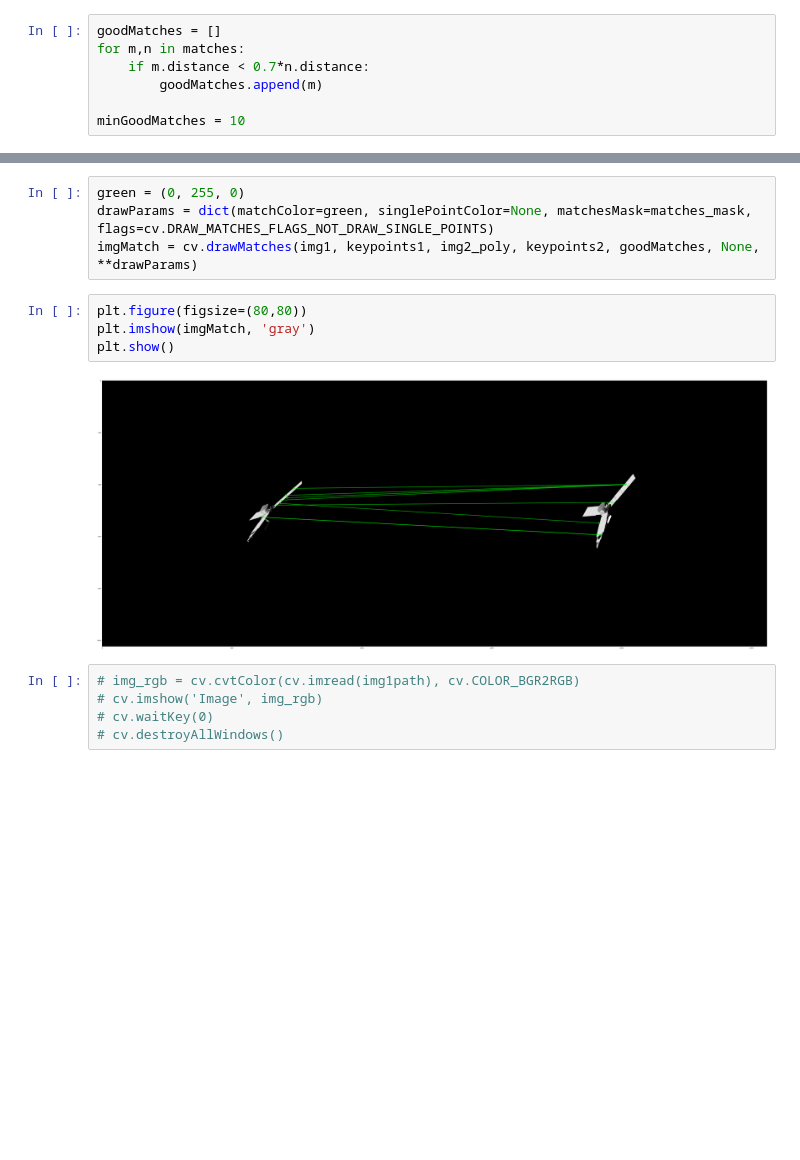
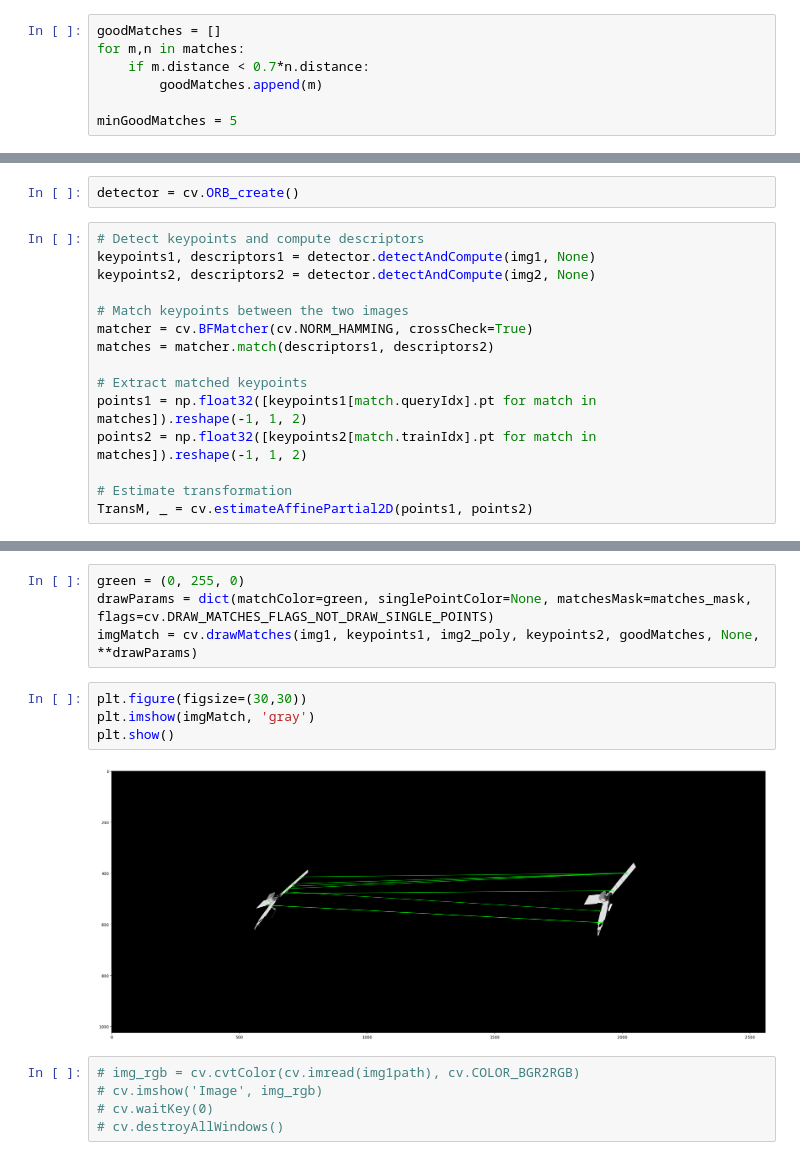
Before and after one commit to lausena/spacecraft-pose-pose-estimation-runtime, a Jupyter notebook: juptyer-notebooks/PoseEstimation.ipynb, the cells around one changed output, grey strips where cells are left out. Cells and saved outputs as stored; diff of their text form; blank space fills up the shorter version.

```diff
--- a/juptyer-notebooks/PoseEstimation.ipynb
+++ b/juptyer-notebooks/PoseEstimation.ipynb
@@ -36,7 +58,7 @@ for m,n in matches:
     if m.distance < 0.7*n.distance:
         goodMatches.append(m)
 
-minGoodMatches = 10
+minGoodMatches = 5
 # %%
 len(goodMatches)
 # %% [output]
@@ -56,0 +236,17 @@ else:
+# %%
+detector = cv.ORB_create()
+# %%
+# Detect keypoints and compute descriptors
+keypoints1, descriptors1 = detector.detectAndCompute(img1, None)
+keypoints2, descriptors2 = detector.detectAndCompute(img2, None)
+
+# Match keypoints between the two images
+matcher = cv.BFMatcher(cv.NORM_HAMMING, crossCheck=True)
+matches = matcher.match(descriptors1, descriptors2)
+
+# Extract matched keypoints
+points1 = np.float32([keypoints1[match.queryIdx].pt for match in matches]).reshape(-1, 1, 2)
+points2 = np.float32([keypoints2[match.trainIdx].pt for match in matches]).reshape(-1, 1, 2)
+
+# Estimate transformation
+TransM, _ = cv.estimateAffinePartial2D(points1, points2)
@@ -65,11 +272,11 @@ green = (0, 255, 0)
 drawParams = dict(matchColor=green, singlePointColor=None, matchesMask=matches_mask, flags=cv.DRAW_MATCHES_FLAGS_NOT_DRAW_SINGLE_POINTS)
 imgMatch = cv.drawMatches(img1, keypoints1, img2_poly, keypoints2, goodMatches, None, **drawParams)
 # %%
-plt.figure(figsize=(80,80))
+plt.figure(figsize=(30,30))
 plt.imshow(imgMatch, 'gray')
 plt.show()
 # %% [output]
-[figure, old version]
+[figure, new version]
 # %%
 # img_rgb = cv.cvtColor(cv.imread(img1path), cv.COLOR_BGR2RGB)
 # cv.imshow('Image', img_rgb)
```
Also changed, not shown: parts of 24 cells of this notebook, 1 other file.
